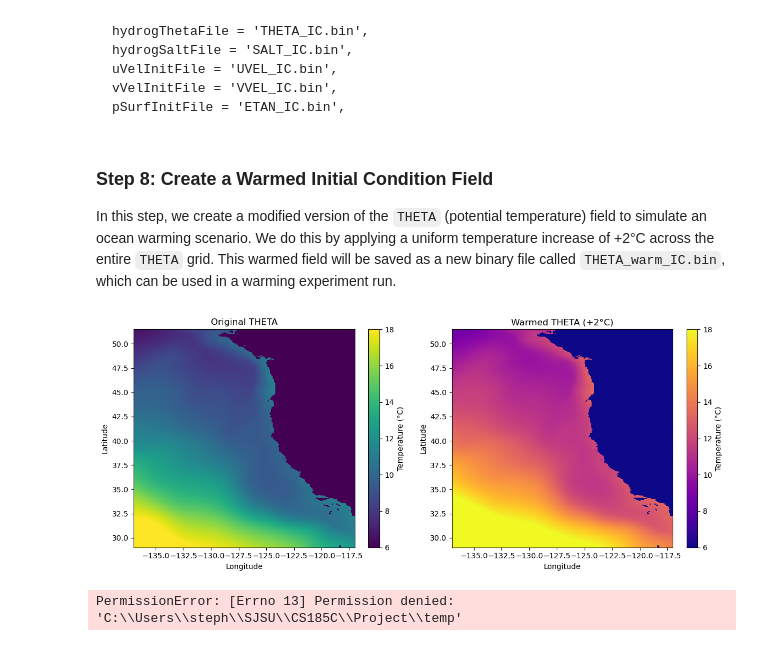
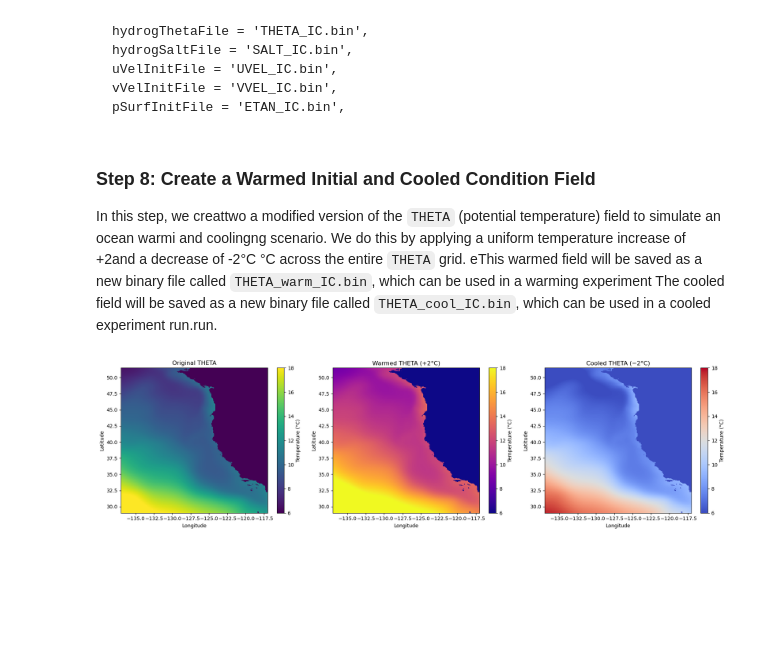
Before and after one commit to stomSJSU/cs185c_spring2025, a Jupyter notebook: project/notebooks/Creating the Initial Conditions.ipynb, the cells around one changed output. Cells and saved outputs as stored; diff of their text form; code cells hidden in the pictures; blank space fills up the shorter version.

Commit message:
Modified Initial Conditions to aliqn with SQ

````diff
--- a/project/notebooks/Creating the Initial Conditions.ipynb
+++ b/project/notebooks/Creating the Initial Conditions.ipynb
@@ -366,10 +366,10 @@ vVelInitFile = 'VVEL_IC.bin',
 pSurfInitFile = 'ETAN_IC.bin',
 ```
 # %% [markdown]
-### Step 8: Create a Warmed Initial Condition Field
+### Step 8: Create a Warmed Initial and Cooled Condition Field
 
-In this step, we create a modified version of the `THETA` (potential temperature) field to simulate an ocean warming scenario.
-We do this by applying a uniform temperature increase of +2°C across the entire `THETA` grid.
-This warmed field will be saved as a new binary file called `THETA_warm_IC.bin`, which can be used in a warming experiment run.
+In this step, we creattwo a modified version of the `THETA` (potential temperature) field to simulate an ocean warmi and coolingng scenario.
+We do this by applying a uniform temperature increase of +2and a decrease of -2°C °C across the entire `THETA` grid. eThis warmed field will be saved as a new binary file called `THETA_warm_IC.bin`, which can be used in a warming experiment
+The cooled field will be saved as a new binary file called `THETA_cool_IC.bin`, which can be used in a cooled experiment run.run.
 # %%
 # add +2 degrees celsius to simulate ocean warming
@@ -381,45 +388,39 @@ theta_warmed.astype('>f4').tofile(output_file)
 # %%
-plt.figure(figsize=(12, 5))
+plt.figure(figsize=(18, 5))
 
 # Load the original THETA grid and reshape
 original_theta = np.fromfile(os.path.join(input_dir, 'THETA_IC.bin'), '>f4')
 original_theta = original_theta.reshape((np.shape(delR)[0], np.shape(XC)[0], np.shape(XC)[1]))
 original_theta_surface = original_theta[10, :, :]  # surface level
 
-# Create warmed field (+2°C)
+# Create changed fields
 theta_warmed = original_theta_surface + 2
+theta_cooled = original_theta_surface - 2
 
 # Plot original
-plt.subplot(1, 2, 1)
+plt.subplot(1, 3, 1)
 C1 = plt.pcolormesh(XC, YC, original_theta_surface, cmap='viridis', shading='auto', vmin=6, vmax=18)
 plt.colorbar(C1, label='Temperature (°C)')
 plt.title('Original THETA')
 plt.xlabel('Longitude')
 plt.ylabel('Latitude')
 
 # Plot warmed
-plt.subplot(1, 2, 2)
+plt.subplot(1, 3, 2)
 C2 = plt.pcolormesh(XC, YC, theta_warmed, cmap='plasma', shading='auto', vmin=6, vmax=18)
 plt.colorbar(C2, label='Temperature (°C)')
 plt.title('Warmed THETA (+2°C)')
 plt.xlabel('Longitude')
 plt.ylabel('Latitude')
 
+plt.subplot(1, 3, 3)
+C3 = plt.pcolormesh(XC, YC, theta_cooled, cmap='coolwarm', shading='auto', vmin=6, vmax=18)
+plt.colorbar(C3, label='Temperature (°C)')
+plt.title('Cooled THETA (−2°C)')
+plt.xlabel('Longitude')
+plt.ylabel('Latitude')
+
 plt.tight_layout()
 plt.show()
 # %% [output]
-[figure, old version]
+[figure, new version]
-# %%
-theta_warm = np.fromfile(input_dir, dtype=">f4").reshape((50, 360, 240))
-
-plt.figure(figsize=(8, 4))
-plt.imshow(theta_warm[10, :, :], cmap='plasma', vmin=6, vmax=20)
-plt.colorbar(label='Temperature (°C)')
-plt.title("THETA_warm_IC.bin – Level 10")
-plt.show()
-
-print("Min:", np.min(theta_warm))
-print("Max:", np.max(theta_warm))
-print("Mean:", np.mean(theta_warm))
-# %% [output]
-PermissionError: [Errno 13] Permission denied: 'C:\\Users\\steph\\SJSU\\CS185C\\Project\\temp'
````
Also changed, not shown: parts of 1 cell of this notebook.
